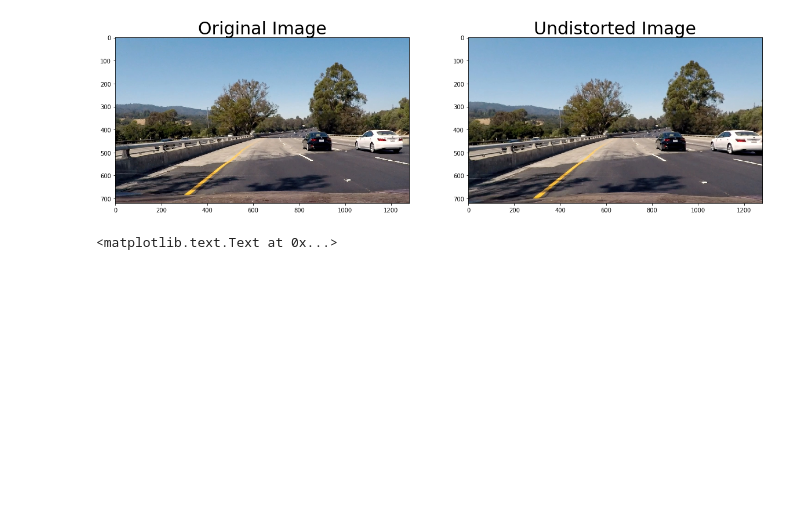
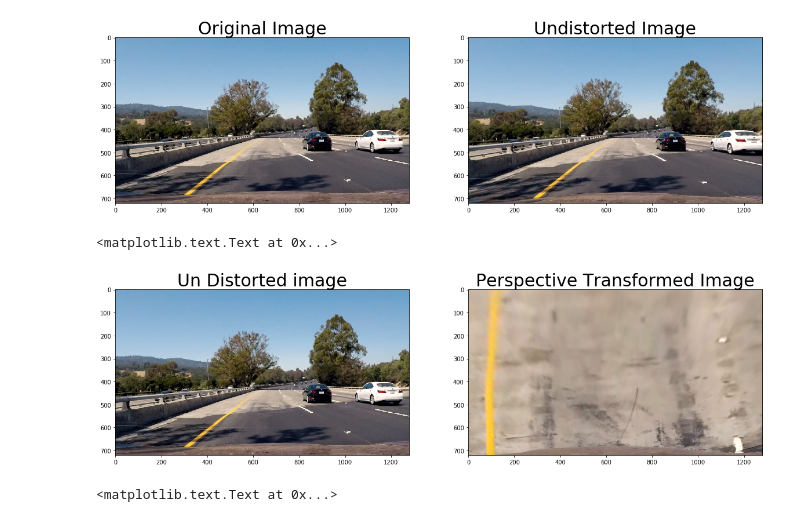
Before and after one commit to sumitasok/CarND-Advanced-Lane-Lines, a Jupyter notebook: Distortion_Correction.ipynb, the cells around one changed output. Cells and saved outputs as stored; diff of their text form; code cells hidden in the pictures; blank space fills up the shorter version.

```diff
--- a/Distortion_Correction.ipynb
+++ b/Distortion_Correction.ipynb
@@ -327,6 +327,19 @@ ax2.set_title('Undistorted Image', fontsize=30)
 # %% [output]
 <matplotlib.text.Text at 0x...>
 [figure]
+# %%
+sample_img = mpimg.imread("test_images/test4.jpg")
+undistort_img = undistort(sample_img, mtx, dist)
+warped_img = warped(undistorted_img, M)
+
+f, (ax1, ax2) = plt.subplots(1, 2, figsize=(20,10))
+ax1.imshow(sample_img)
+ax1.set_title('Un Distorted image', fontsize=30)
+ax2.imshow(warped_img)
+ax2.set_title('Perspective Transformed Image', fontsize=30)
+# %% [output]
+<matplotlib.text.Text at 0x...>
+[figure, added]
 # %%
 abs_sobel_img = abs_sobel_thresh(undistort_img, orient='x', sobel_kernel=9, thresh_min=20, thresh_max=100)
 
```
Also changed, not shown: 8 other files.
